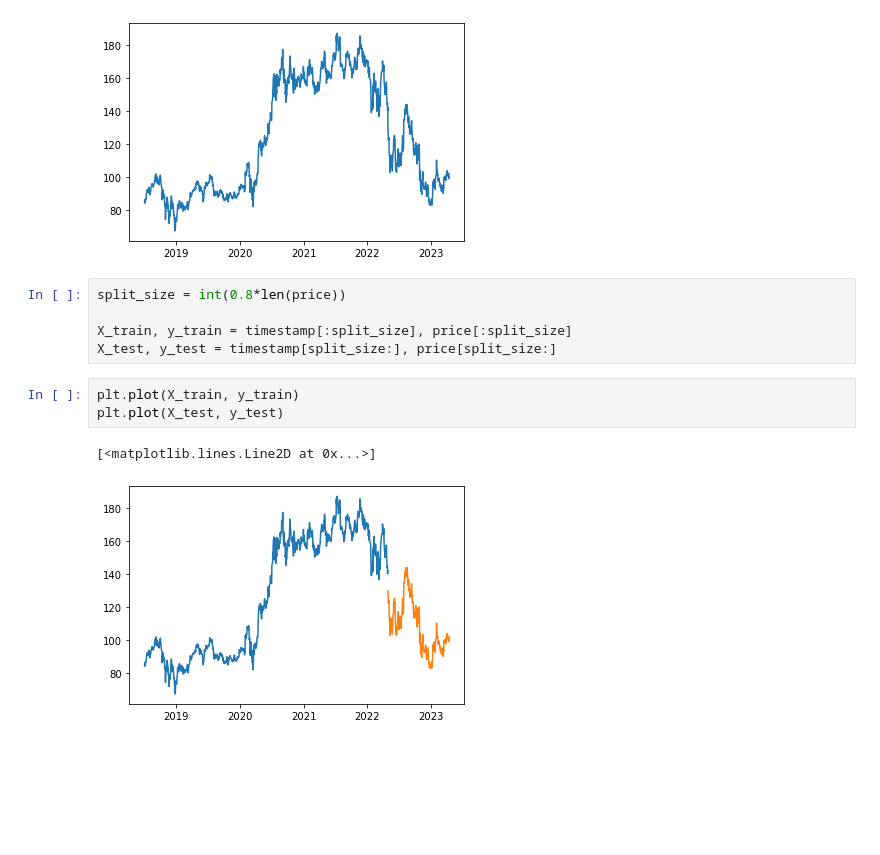
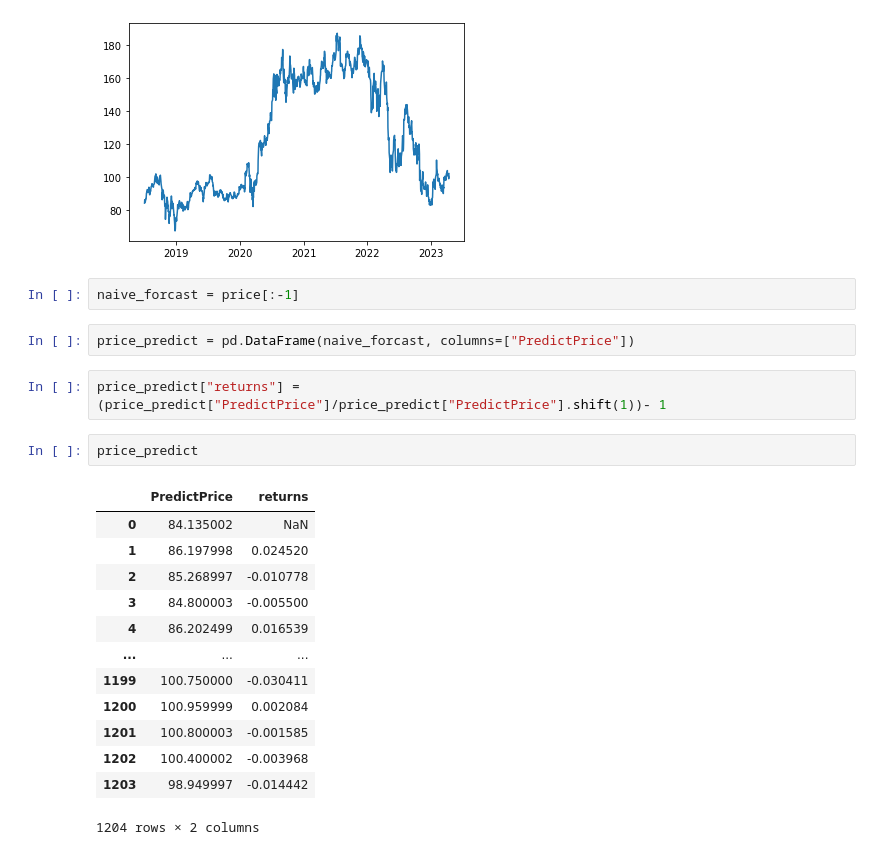
Before and after one commit to mrrkdas/Finance, a Jupyter notebook: Project/project.ipynb, the cells around one changed output. Cells and saved outputs as stored; diff of their text form; blank space fills up the shorter version.

Commit message:
added return column

```diff
--- a/Project/project.ipynb
+++ b/Project/project.ipynb
@@ -118,14 +118,25 @@ plt.plot(timestamp, price)
 # %% [output]
 [<matplotlib.lines.Line2D at 0x...>]
 [figure]
-# %%
-split_size = int(0.8*len(price))
-
-X_train, y_train = timestamp[:split_size], price[:split_size]
-X_test, y_test = timestamp[split_size:], price[split_size:]
-# %%
-plt.plot(X_train, y_train)
-plt.plot(X_test, y_test)
-# %% [output]
-[<matplotlib.lines.Line2D at 0x...>]
-[figure, removed]
+# %%
+naive_forcast = price[:-1]
+# %%
+price_predict = pd.DataFrame(naive_forcast, columns=["PredictPrice"])
+# %%
+price_predict["returns"] = (price_predict["PredictPrice"]/price_predict["PredictPrice"].shift(1))- 1
+# %%
+price_predict
+# %% [output]
+|  | PredictPrice | returns |
+| 0 | 84.135002 | NaN |
+| 1 | 86.197998 | 0.024520 |
+| 2 | 85.268997 | -0.010778 |
+| 3 | 84.800003 | -0.005500 |
+| 4 | 86.202499 | 0.016539 |
+| ... | ... | ... |
+| 1199 | 100.750000 | -0.030411 |
+| 1200 | 100.959999 | 0.002084 |
+| 1201 | 100.800003 | -0.001585 |
+| 1202 | 100.400002 | -0.003968 |
+| 1203 | 98.949997 | -0.014442 |
+1204 rows × 2 columns
```
